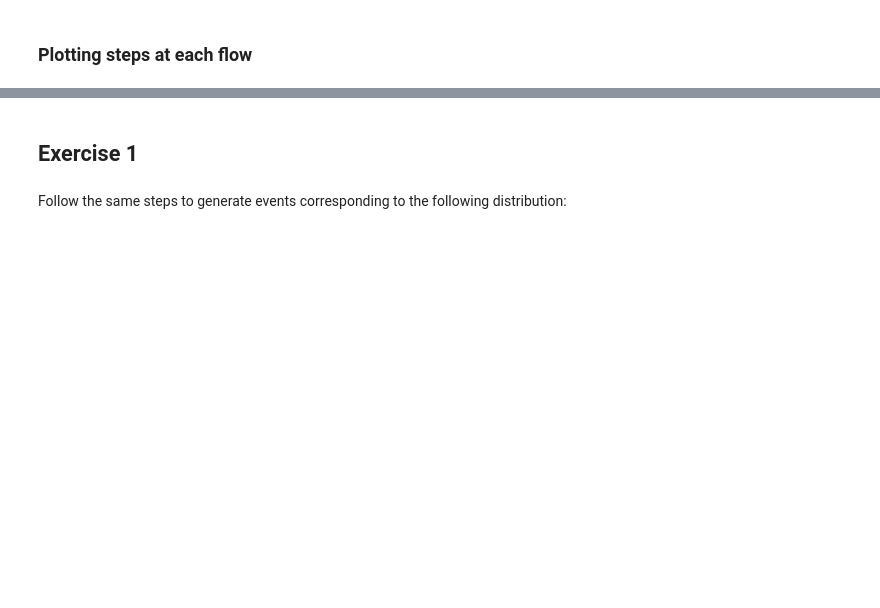
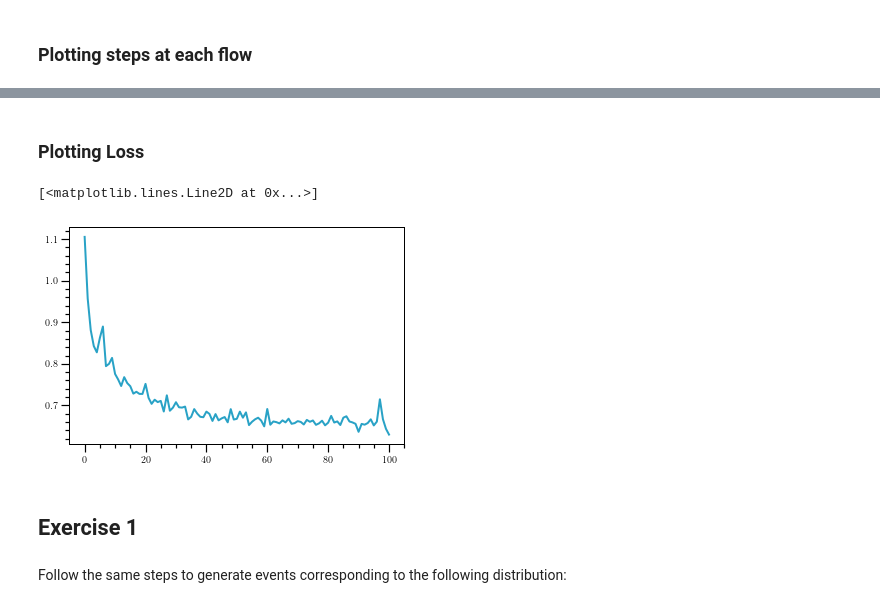
Before and after one commit to Harvard-Neutrino/Neutrino-Sky-Power-Spectrum, a Jupyter notebook: NormalizingFlows.ipynb, the cells around one changed output, grey strips where cells are left out. Drawn from its saved outputs; the diff is of its cells as text; code cells hidden in the pictures; blank space fills up the shorter version.

```diff
--- a/NormalizingFlows.ipynb
+++ b/NormalizingFlows.ipynb
@@ -350,3 +355,10 @@ for i in range(len(steps)):
+# %% [markdown]
+### Plotting Loss ###
+# %%
+plt.plot(loss)
+# %% [output]
+[<matplotlib.lines.Line2D at 0x...>]
+[figure, added]
 # %% [markdown]
 ## Exercise 1
 # %% [markdown]
```
Also changed, not shown: parts of 36 cells of this notebook.
